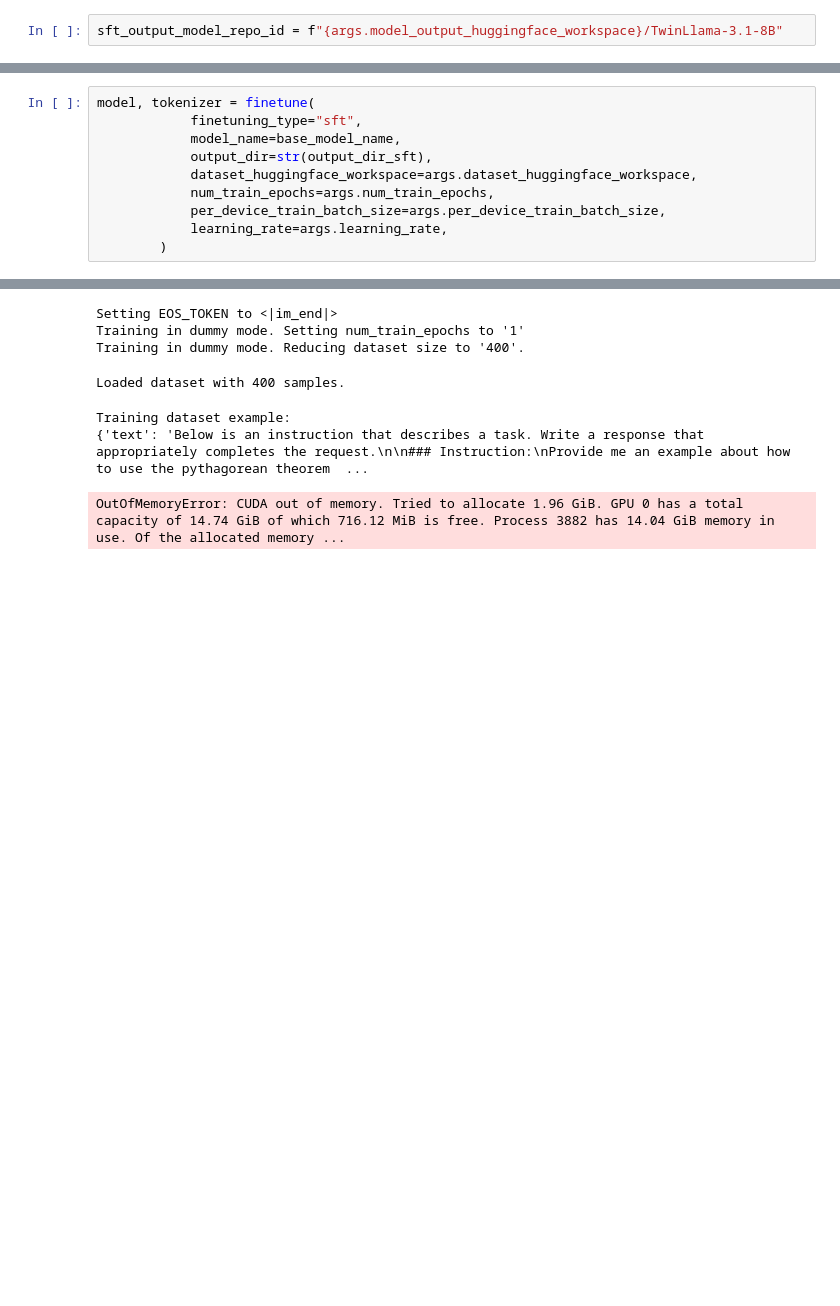
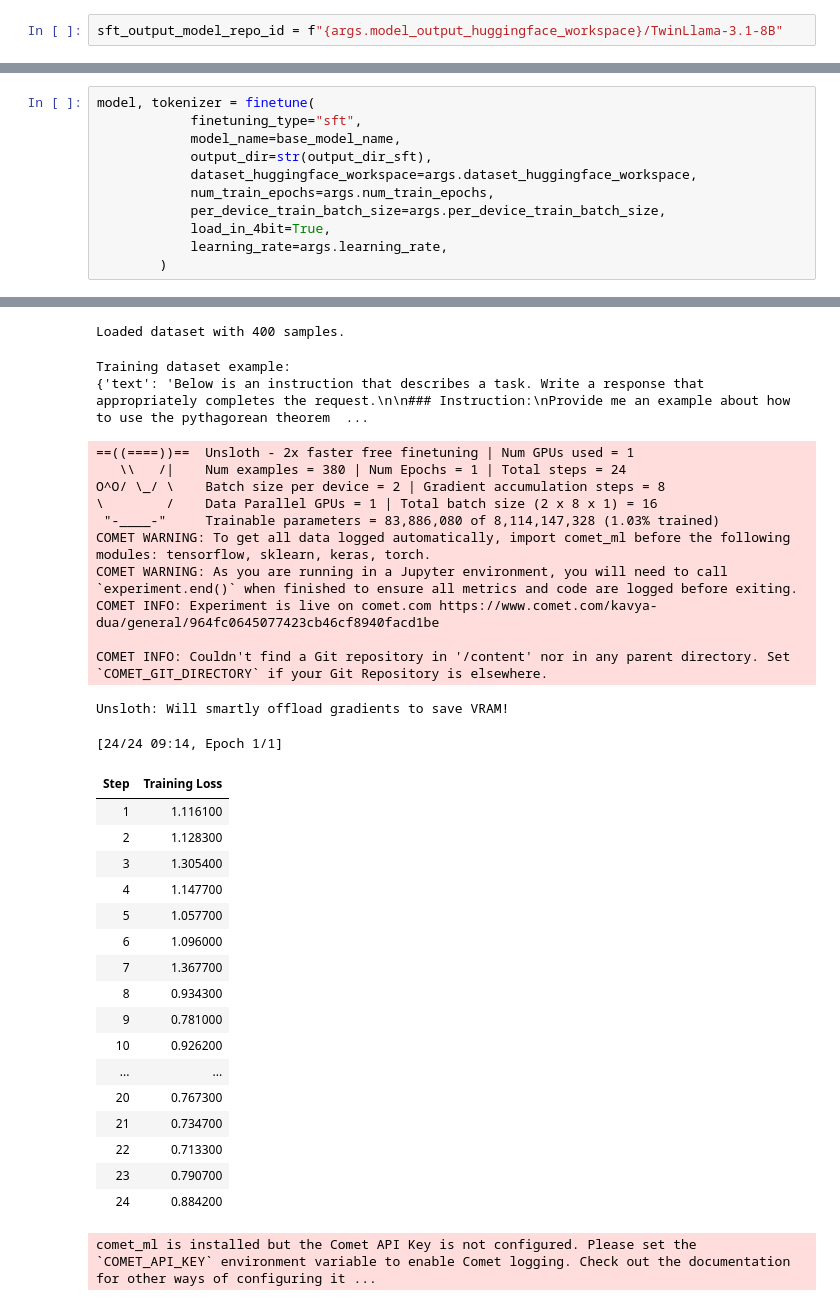
Before and after one commit to K-1303/llm-twin, a Jupyter notebook: llm_engineering/model/finetuning/finetune.ipynb, the cells around one changed output, grey strips where cells are left out. Drawn from its saved outputs; the diff is of its cells as text; blank space fills up the shorter version.

```diff
--- a/llm_engineering/model/finetuning/finetune.ipynb
+++ b/llm_engineering/model/finetuning/finetune.ipynb
@@ -269,6 +251,7 @@ model, tokenizer = finetune(
             dataset_huggingface_workspace=args.dataset_huggingface_workspace,
             num_train_epochs=args.num_train_epochs,
             per_device_train_batch_size=args.per_device_train_batch_size,
+            load_in_4bit=True,
             learning_rate=args.learning_rate,
         )
 # %% [output]
@@ -284,9 +271,35 @@ Unsloth: Will map <|im_end|> to EOS = <|end_of_text|>.
-Setting EOS_TOKEN to <|im_end|>
-Training in dummy mode. Setting num_train_epochs to '1'
-Training in dummy mode. Reducing dataset size to '400'.
+Loaded dataset with 400 samples.
-Loaded dataset with 400 samples.
+Training dataset example:
+{'text': 'Below is an instruction that describes a task. Write a response that appropriately completes the request.\n\n### Instruction:\nProvide me an example about how to use the pythagorean theorem  ...
-Training dataset example:
-{'text': 'Below is an instruction that describes a task. Write a response that appropriately completes the request.\n\n### Instruction:\nProvide me an example about how to use the pythagorean theorem  ...
+==((====))==  Unsloth - 2x faster free finetuning | Num GPUs used = 1
+   \\   /|    Num examples = 380 | Num Epochs = 1 | Total steps = 24
+O^O/ \_/ \    Batch size per device = 2 | Gradient accumulation steps = 8
+\        /    Data Parallel GPUs = 1 | Total batch size (2 x 8 x 1) = 16
+ "-____-"     Trainable parameters = 83,886,080 of 8,114,147,328 (1.03% trained)
+COMET WARNING: To get all data logged automatically, import comet_ml before the following modules: tensorflow, sklearn, keras, torch.
+COMET WARNING: As you are running in a Jupyter environment, you will need to call `experiment.end()` when finished to ensure all metrics and code are logged before exiting.
+COMET INFO: Experiment is live on comet.com https://www.comet.com/kavya-dua/general/964fc0645077423cb46cf8940facd1be
+
+COMET INFO: Couldn't find a Git repository in '/content' nor in any parent directory. Set `COMET_GIT_DIRECTORY` if your Git Repository is elsewhere.
-OutOfMemoryError: CUDA out of memory. Tried to allocate 1.96 GiB. GPU 0 has a total capacity of 14.74 GiB of which 716.12 MiB is free. Process 3882 has 14.04 GiB memory in use. Of the allocated memory ...
+Unsloth: Will smartly offload gradients to save VRAM!
+[24/24 09:14, Epoch 1/1]
+| Step | Training Loss |
+| 1 | 1.116100 |
+| 2 | 1.128300 |
+| 3 | 1.305400 |
+| 4 | 1.147700 |
+| 5 | 1.057700 |
+| 6 | 1.096000 |
+| 7 | 1.367700 |
+| 8 | 0.934300 |
+| 9 | 0.781000 |
+| 10 | 0.926200 |
+| ... | ... |
+| 20 | 0.767300 |
+| 21 | 0.734700 |
+| 22 | 0.713300 |
+| 23 | 0.790700 |
+| 24 | 0.884200 |
+comet_ml is installed but the Comet API Key is not configured. Please set the `COMET_API_KEY` environment variable to enable Comet logging. Check out the documentation for other ways of configuring it ...
 # %%
 inference(model, tokenizer)
```
Also changed, not shown: parts of 9 cells of this notebook.
